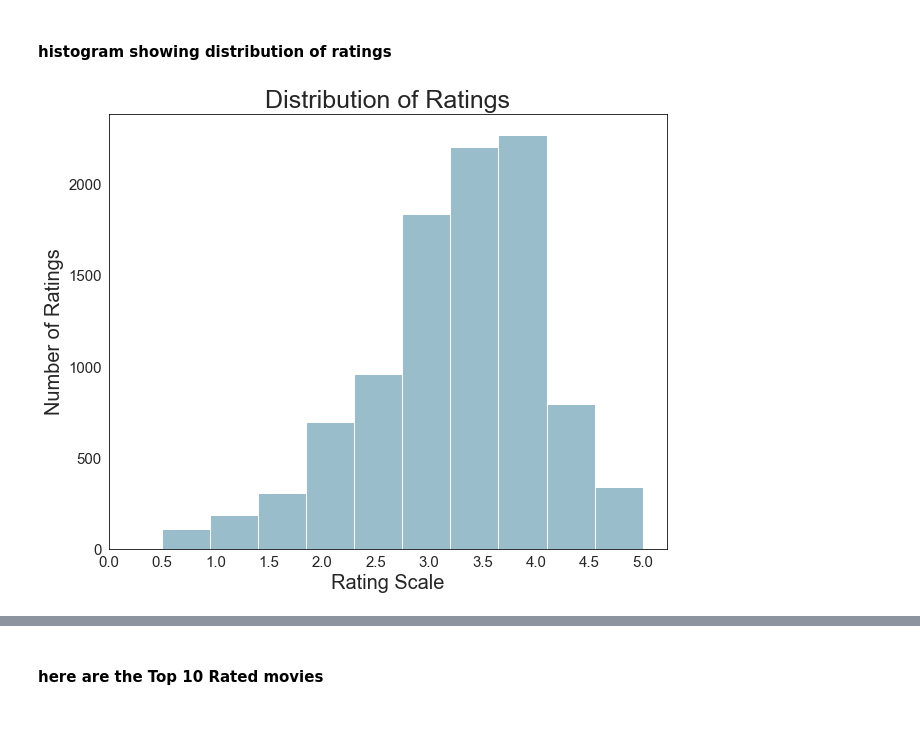
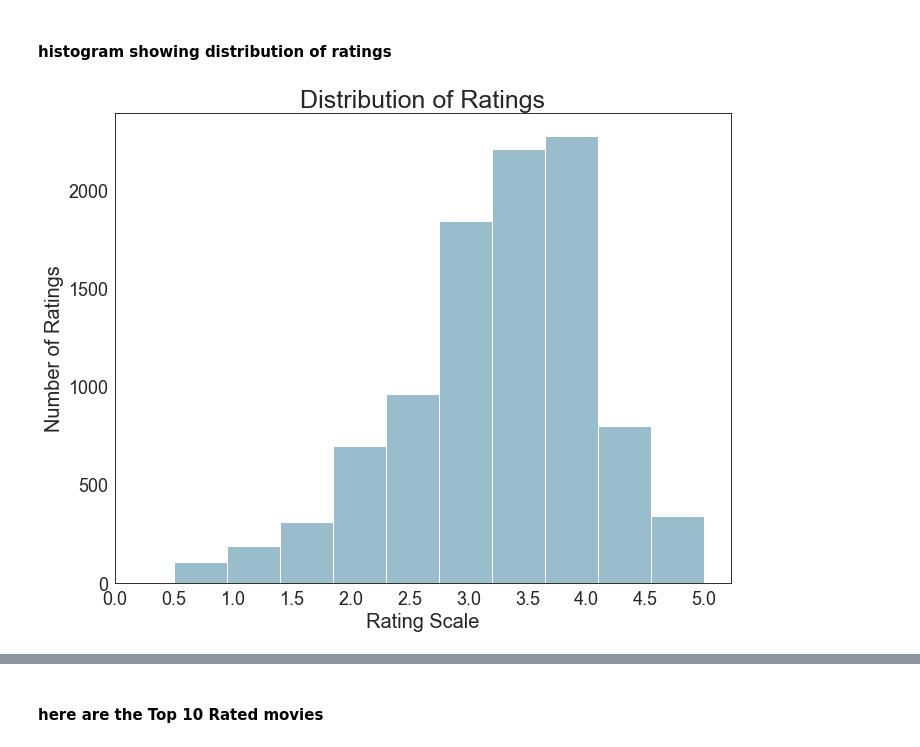
Before and after one commit to lecritch/Rate-5-Get-5-Movie-Recommendation-System, a Jupyter notebook: notebooks/exploratory/dcm_explore/02_dcm_eda_viz.ipynb, the cells around one changed output, grey strips where cells are left out. Saved outputs shown, nothing was run; the diff lists cells and outputs as text; code cells hidden in the pictures; blank space fills up the shorter version.

```diff
--- a/notebooks/exploratory/dcm_explore/02_dcm_eda_viz.ipynb
+++ b/notebooks/exploratory/dcm_explore/02_dcm_eda_viz.ipynb
@@ -95,10 +95,12 @@ most_rated
 # %%
 fig = plt.subplots(figsize=(10,8))
 plt.hist(rated.rating, bins = 10, color='#99BDCB')
 plt.xticks([0, 0.5, 1, 1.5, 2, 2.5, 3, 3.5, 4, 4.5, 5])
 plt.title('Distribution of Ratings')
 plt.xlabel('Rating Scale')
 plt.ylabel('Number of Ratings')
+plt.tight_layout()
+plt.savefig('DistOfRatingsHist.png')
 plt.show()
 # %% [output]
-[figure, old version]
+[figure, new version]
```
Also changed, not shown: parts of 13 cells of this notebook, 11 other files.
